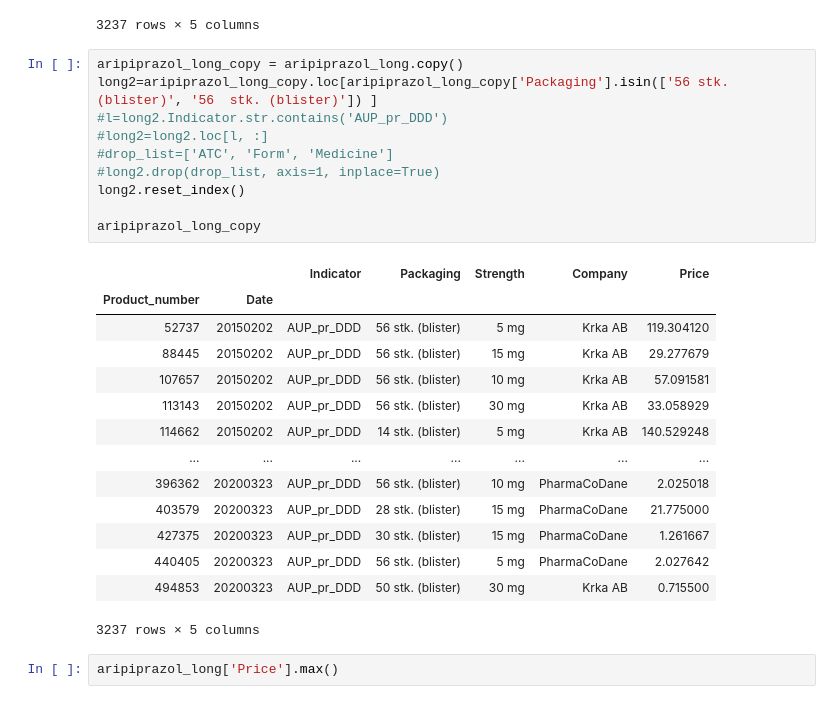
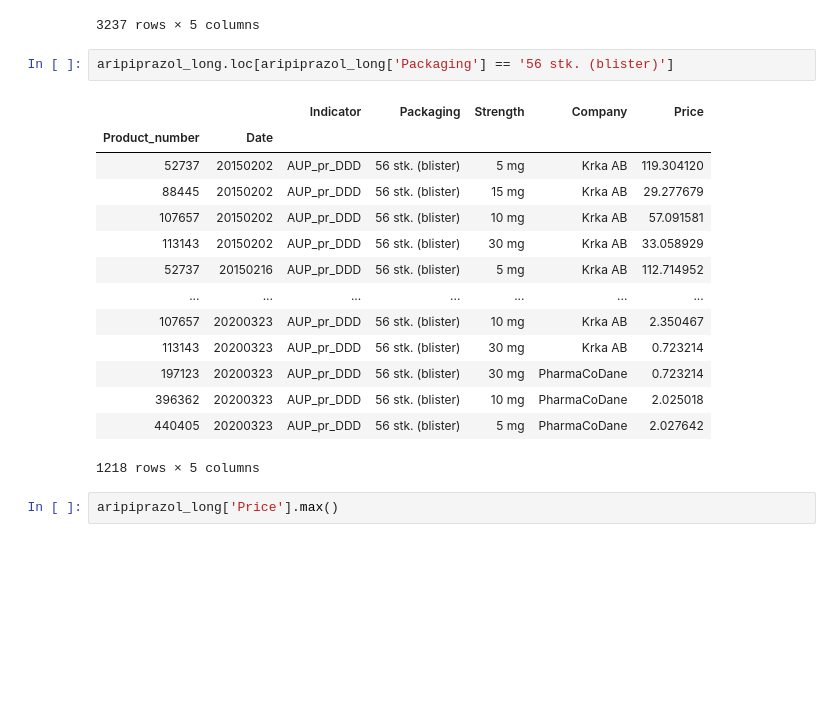
Before and after one commit to AdamTrolle/projects-2020-group-21, a Jupyter notebook: dataproject/dataproject.ipynb, the cells around one changed output. Drawn from its saved outputs; the diff is of its cells as text; blank space fills up the shorter version.

```diff
--- a/dataproject/dataproject.ipynb
+++ b/dataproject/dataproject.ipynb
@@ -204,31 +203,23 @@ aripiprazol_long
 | 440405 | 20200323 | AUP_pr_DDD | 56 stk. (blister) | 5 mg | PharmaCoDane | 2.027642 |
 | 494853 | 20200323 | AUP_pr_DDD | 50 stk. (blister) | 30 mg | Krka AB | 0.715500 |
 3237 rows × 5 columns
-# %%
-aripiprazol_long_copy = aripiprazol_long.copy()
-long2=aripiprazol_long_copy.loc[aripiprazol_long_copy['Packaging'].isin(['56 stk. (blister)', '56  stk. (blister)']) ]
-#l=long2.Indicator.str.contains('AUP_pr_DDD')
-#long2=long2.loc[l, :]
-#drop_list=['ATC', 'Form', 'Medicine']
-#long2.drop(drop_list, axis=1, inplace=True)
-long2.reset_index()
-
-aripiprazol_long_copy
-# %% [output]
-|  |  | Indicator | Packaging | Strength | Company | Price |
-| Product_number | Date |  |  |  |  |  |
-| 52737 | 20150202 | AUP_pr_DDD | 56 stk. (blister) | 5 mg | Krka AB | 119.304120 |
-| 88445 | 20150202 | AUP_pr_DDD | 56 stk. (blister) | 15 mg | Krka AB | 29.277679 |
-| 107657 | 20150202 | AUP_pr_DDD | 56 stk. (blister) | 10 mg | Krka AB | 57.091581 |
-| 113143 | 20150202 | AUP_pr_DDD | 56 stk. (blister) | 30 mg | Krka AB | 33.058929 |
-| 114662 | 20150202 | AUP_pr_DDD | 14 stk. (blister) | 5 mg | Krka AB | 140.529248 |
-| ... | ... | ... | ... | ... | ... | ... |
-| 396362 | 20200323 | AUP_pr_DDD | 56 stk. (blister) | 10 mg | PharmaCoDane | 2.025018 |
-| 403579 | 20200323 | AUP_pr_DDD | 28 stk. (blister) | 15 mg | PharmaCoDane | 21.775000 |
-| 427375 | 20200323 | AUP_pr_DDD | 30 stk. (blister) | 15 mg | PharmaCoDane | 1.261667 |
-| 440405 | 20200323 | AUP_pr_DDD | 56 stk. (blister) | 5 mg | PharmaCoDane | 2.027642 |
-| 494853 | 20200323 | AUP_pr_DDD | 50 stk. (blister) | 30 mg | Krka AB | 0.715500 |
-3237 rows × 5 columns
+# %%
+aripiprazol_long.loc[aripiprazol_long['Packaging'] == '56 stk. (blister)']
+# %% [output]
+|  |  | Indicator | Packaging | Strength | Company | Price |
+| Product_number | Date |  |  |  |  |  |
+| 52737 | 20150202 | AUP_pr_DDD | 56 stk. (blister) | 5 mg | Krka AB | 119.304120 |
+| 88445 | 20150202 | AUP_pr_DDD | 56 stk. (blister) | 15 mg | Krka AB | 29.277679 |
+| 107657 | 20150202 | AUP_pr_DDD | 56 stk. (blister) | 10 mg | Krka AB | 57.091581 |
+| 113143 | 20150202 | AUP_pr_DDD | 56 stk. (blister) | 30 mg | Krka AB | 33.058929 |
+| 52737 | 20150216 | AUP_pr_DDD | 56 stk. (blister) | 5 mg | Krka AB | 112.714952 |
+| ... | ... | ... | ... | ... | ... | ... |
+| 107657 | 20200323 | AUP_pr_DDD | 56 stk. (blister) | 10 mg | Krka AB | 2.350467 |
+| 113143 | 20200323 | AUP_pr_DDD | 56 stk. (blister) | 30 mg | Krka AB | 0.723214 |
+| 197123 | 20200323 | AUP_pr_DDD | 56 stk. (blister) | 30 mg | PharmaCoDane | 0.723214 |
+| 396362 | 20200323 | AUP_pr_DDD | 56 stk. (blister) | 10 mg | PharmaCoDane | 2.025018 |
+| 440405 | 20200323 | AUP_pr_DDD | 56 stk. (blister) | 5 mg | PharmaCoDane | 2.027642 |
+1218 rows × 5 columns
 # %%
 aripiprazol_long['Price'].max()
 # %% [output]
```
Also changed, not shown: parts of 10 cells of this notebook.
